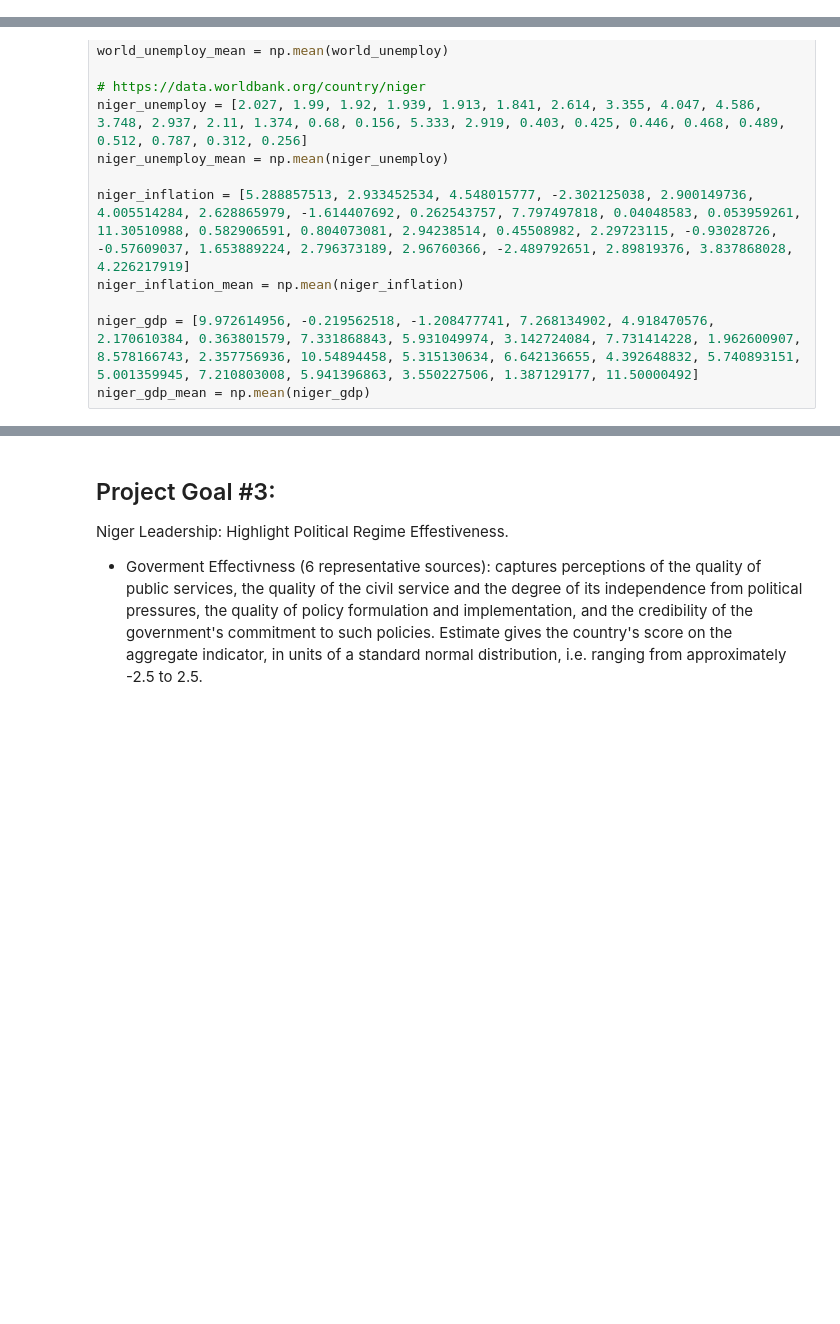
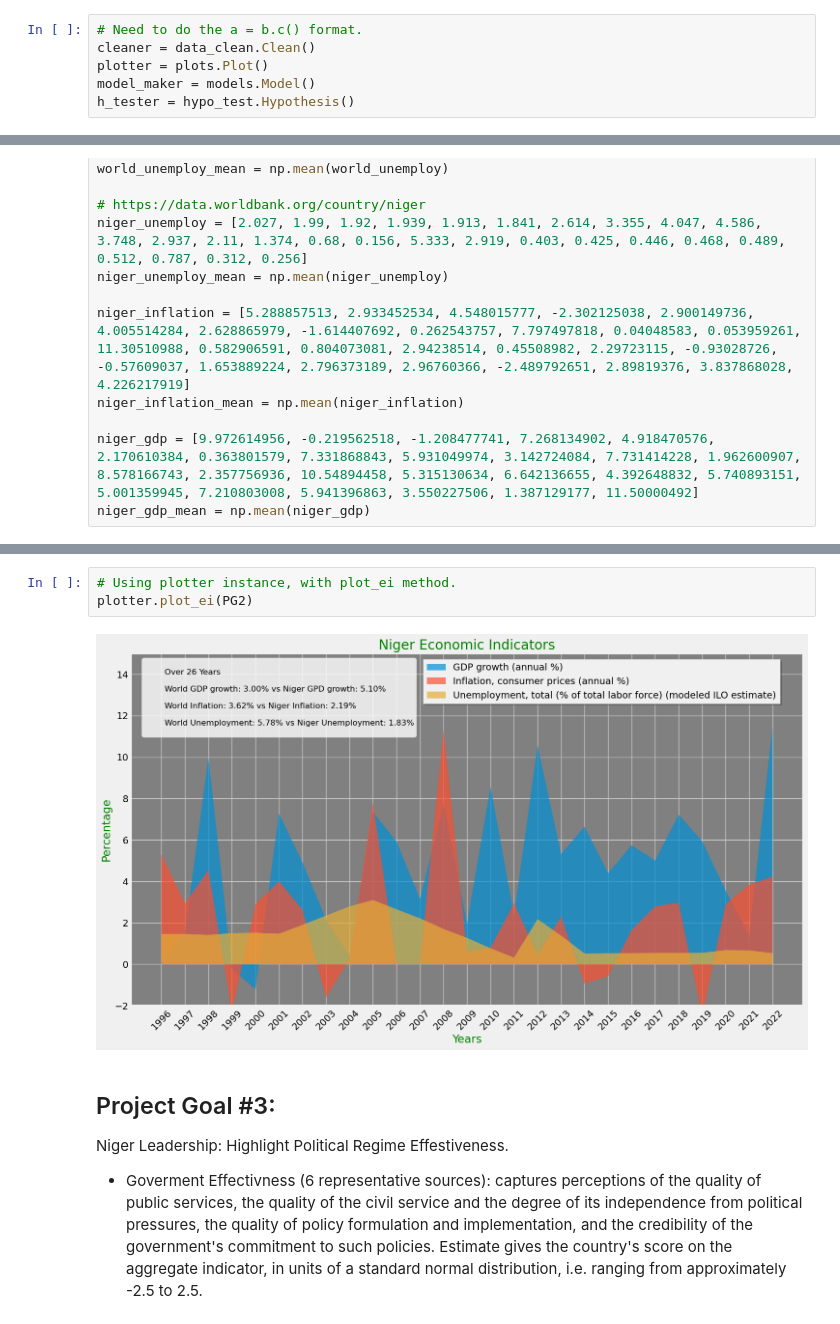
Before and after one commit to joelphimes/Niger-Political-Shift-Examination, a Jupyter notebook: notebooks/work.ipynb, the cells around one changed output, grey strips where cells are left out. Saved outputs shown, nothing was run; the diff lists cells and outputs as text; blank space fills up the shorter version.

```diff
--- a/notebooks/work.ipynb
+++ b/notebooks/work.ipynb
@@ -18 +22,7 @@ import plots
+# %%
+# Need to do the a = b.c() format.
+cleaner = data_clean.Clean()
+plotter = plots.Plot()
+model_maker = models.Model()
+h_tester = hypo_test.Hypothesis()
 # %% [markdown]
@@ -371,3 +273,8 @@ plt.show()
+# %%
+# Using plotter instance, with plot_ei method.
+plotter.plot_ei(PG2)
+# %% [output]
+[figure, added]
 # %% [markdown]
 ## Project Goal #3:
 Niger Leadership: Highlight Political Regime Effestiveness.
```
Also changed, not shown: parts of 27 cells of this notebook, 5 other files.
